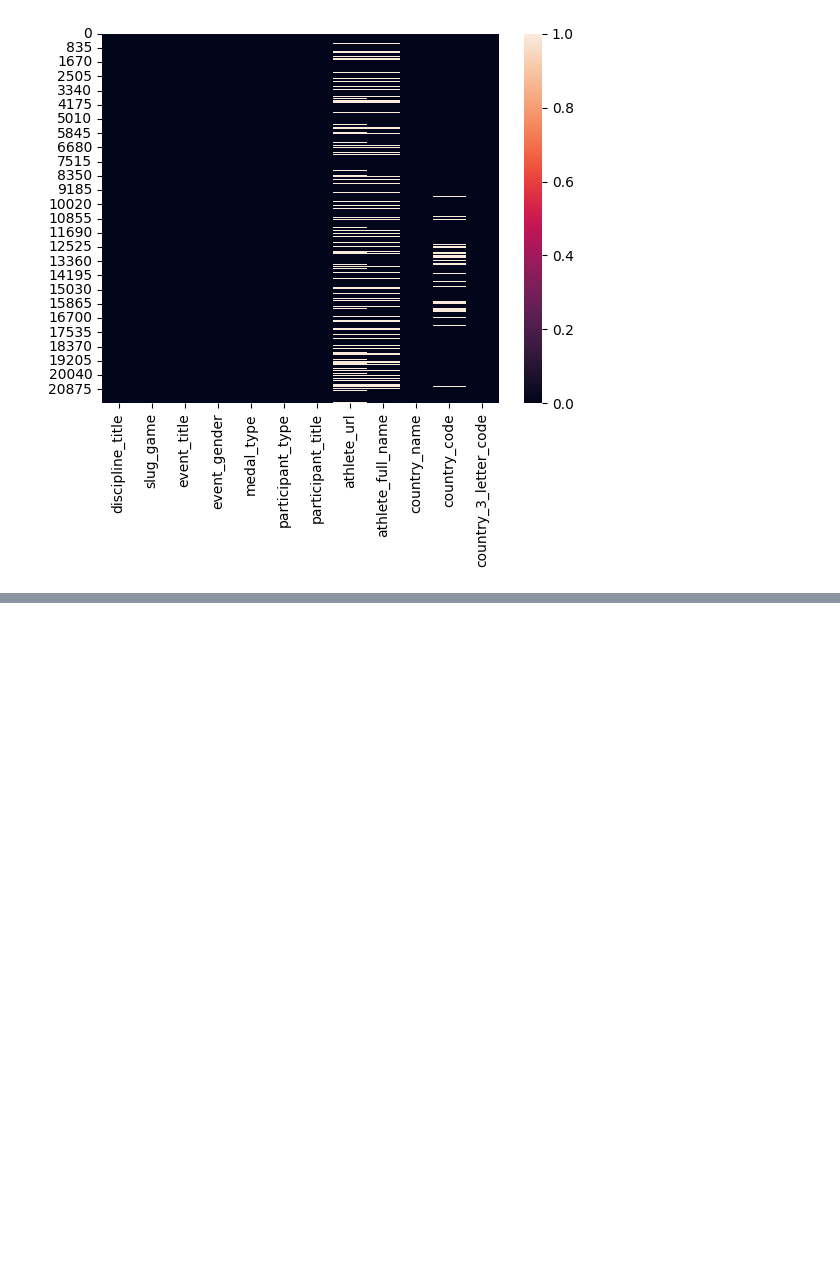
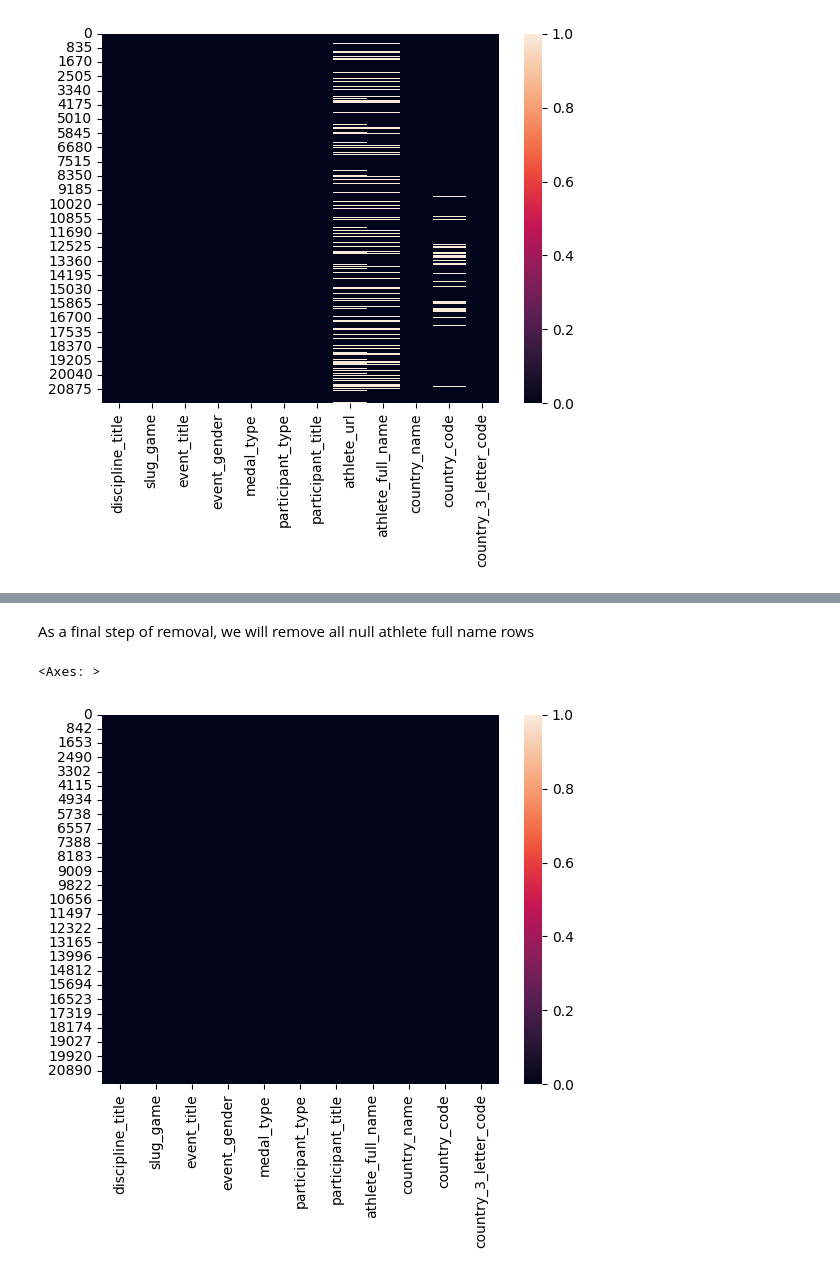
Before and after one commit to ShibamRoy9826/GeeksForGeeks-Hackathon-DataAnalysis-OlympicsData, a Jupyter notebook: GeeksForGeeks-Hackathon-Data-Analysis.ipynb, the cells around one changed output, grey strips where cells are left out. Drawn from its saved outputs; the diff is of its cells as text; code cells hidden in the pictures; blank space fills up the shorter version.

```diff
--- a/GeeksForGeeks-Hackathon-Data-Analysis.ipynb
+++ b/GeeksForGeeks-Hackathon-Data-Analysis.ipynb
@@ -233,0 +313,11 @@ role: Frontend developer
+# %% [markdown]
+As a final step of removal, we will remove all null athlete full name rows
+# %%
+for i in df.index:
+    if type(df.athlete_full_name[i])==float:
+        df=df.drop(i)
+# %%
+sns.heatmap(df.isnull())
+# %% [output]
+<Axes: >
+[figure, added]
```
Also changed, not shown: parts of 32 cells of this notebook.
